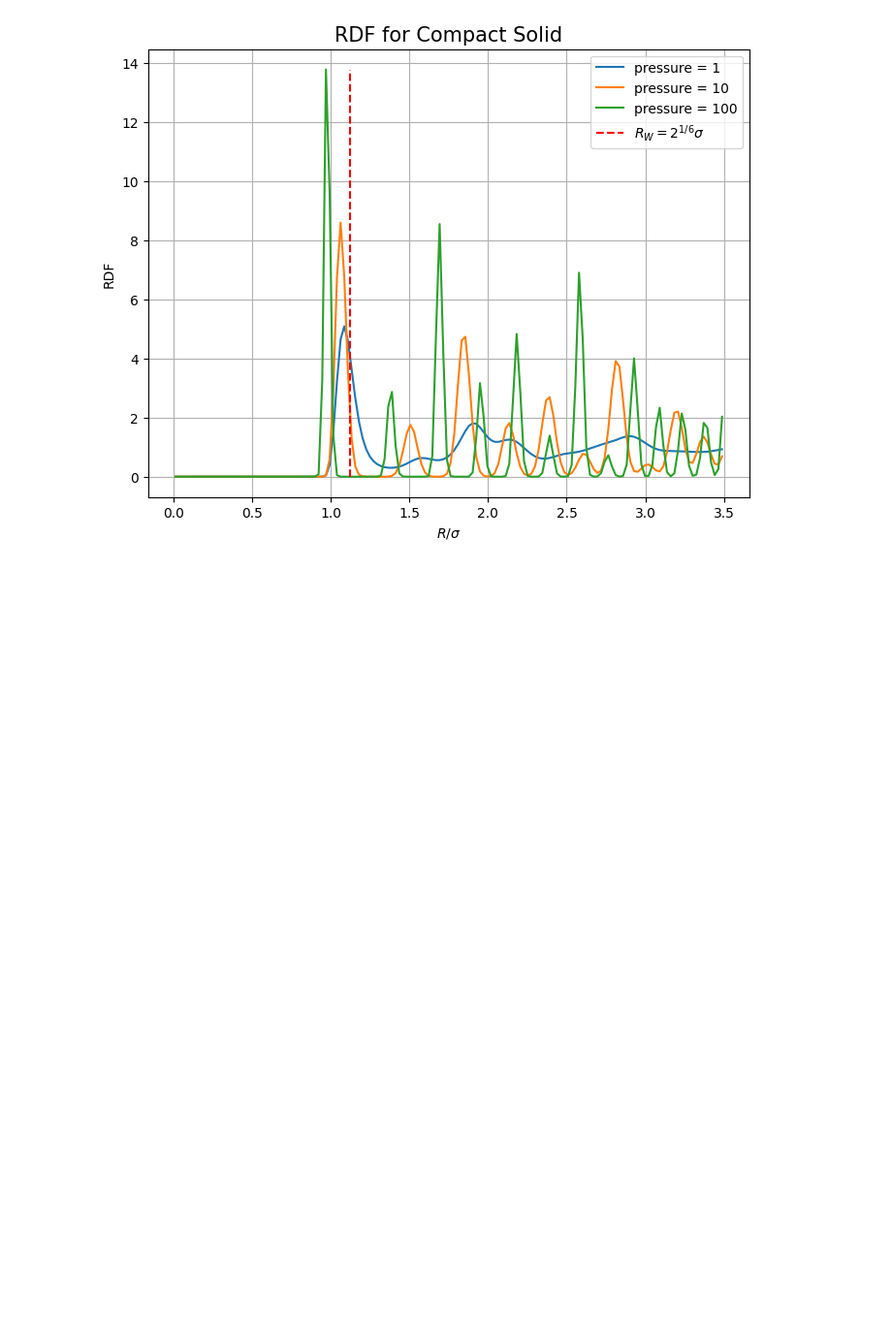
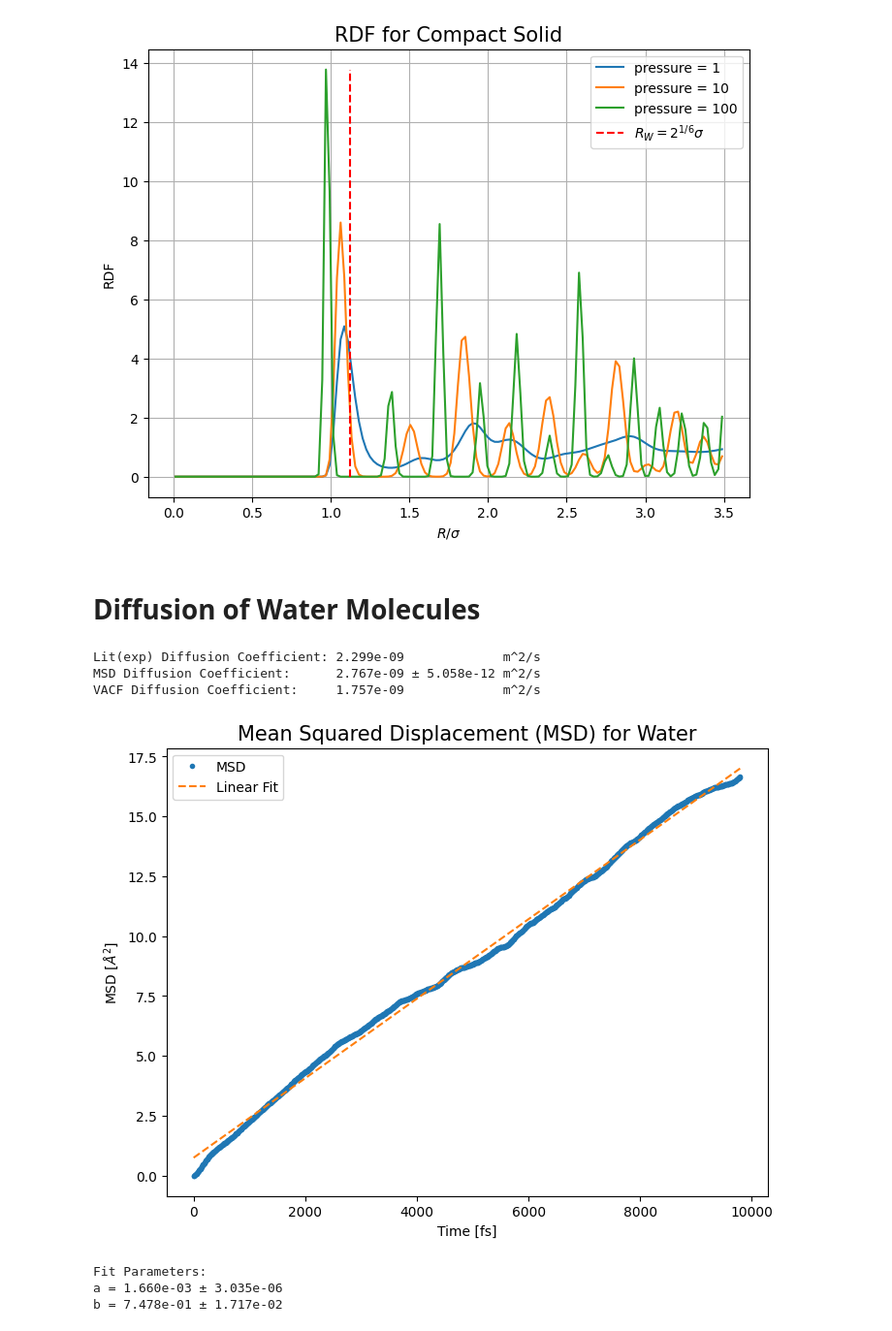
Before and after one commit to YehonathanBarda/Advenced_PhyChemLab2, a Jupyter notebook: MD/MD_run.ipynb, the cells around one changed output. Shown at 97% size. Saved outputs shown, nothing was run; the diff lists cells and outputs as text; code cells hidden in the pictures; blank space fills up the shorter version.

```diff
--- a/MD/MD_run.ipynb
+++ b/MD/MD_run.ipynb
@@ -218,3 +218,5 @@ plt.grid()
 plt.show()
 # %% [output]
 [figure]
+# %% [markdown]
+# Diffusion of Water Molecules
@@ -220,0 +248,16 @@ plt.show()
+# %%
+# Compute MSD
+MSD = compute_msd(oxygen_df, box_bounds)
+
+# Perform the curve fitting
+popt, pcov = curve_fit(linear_fit, MSD[MSD['Timestep'] > 0]['Timestep'], MSD[MSD['Timestep'] > 0]['MSD'])
+D_sim_msd = popt[0] / 6 * 1e-5  # m^2/s
+D_sim_msd_err = np.sqrt(np.diag(pcov))[0] / 6 * 1e-5  # m^2/s
+
+# Compute VACF
+VACF, timesteps= compute_VACF(oxygen_df)
+D_vacf = Calculate_Diffusion_coefficient_from_VACF(VACF, timesteps)
+
+mass_water = 18.01528 / Avogadro * 1e-3 # kg
+T = 298.15 # K
+VACF_initail = 3 * Boltzmann * T / mass_water * 1e-10  # Convert to Å^2/fs^2
@@ -220,0 +303,41 @@ plt.show()
+# %%
+# Print Diffusion Coefficients
+print(f"Lit(exp) Diffusion Coefficient:\t{D_theo:.3e}             m^2/s")
+print(f"MSD Diffusion Coefficient:\t{D_sim_msd:.3e} ± {D_sim_msd_err:.3e} m^2/s")
+print(f"VACF Diffusion Coefficient:\t{D_vacf:.3e}             m^2/s")
+
+# Plot MSD
+plt.figure(figsize=(8, 6))
+plt.plot(MSD['Timestep'], MSD['MSD'],'.', label='MSD')
+plt.plot(MSD['Timestep'], linear_fit(MSD['Timestep'], *popt), '--',label='Linear Fit')
+plt.xlabel('Time [fs]')
+plt.ylabel(r'MSD $[\AA^{2}]$')
+plt.title('Mean Squared Displacement (MSD) for Water', fontsize=15)
+plt.legend()
+plt.show()
+
+# print fit results
+print('Fit Parameters:')
+print(f"a = {popt[0]:.3e} ± {np.sqrt(np.diag(pcov))[0]:.3e}")
+print(f"b = {popt[1]:.3e} ± {np.sqrt(np.diag(pcov))[1]:.3e}")
+
+# plot the VACF
+plt.figure(figsize=(8, 6))
+plt.plot(timesteps, VACF, label='VACF')
+plt.fill_between(timesteps, VACF, alpha=0.3, label='Area under VACF')
+
+plt.hlines(VACF_initail, 0, max(timesteps), colors='r', linestyles='dashed', label=r'$3K_{B} T / m$')
+plt.xlabel('Time [fs]')
+plt.ylabel(r'VACF $[\AA^2 / sec^{2}]$')
+plt.title('Velocity Auto-Correlation Function (VACF) for Water', fontsize=15)
+plt.legend()
+# plt.xlim(0, 200)
+plt.show()
+# %% [output]
+Lit(exp) Diffusion Coefficient: 2.299e-09             m^2/s
+MSD Diffusion Coefficient:      2.767e-09 ± 5.058e-12 m^2/s
+VACF Diffusion Coefficient:     1.757e-09             m^2/s
+[figure, added]
+Fit Parameters:
+a = 1.660e-03 ± 3.035e-06
+b = 7.478e-01 ± 1.717e-02
```
Also changed, not shown: parts of 4 cells of this notebook, 1 other file.
